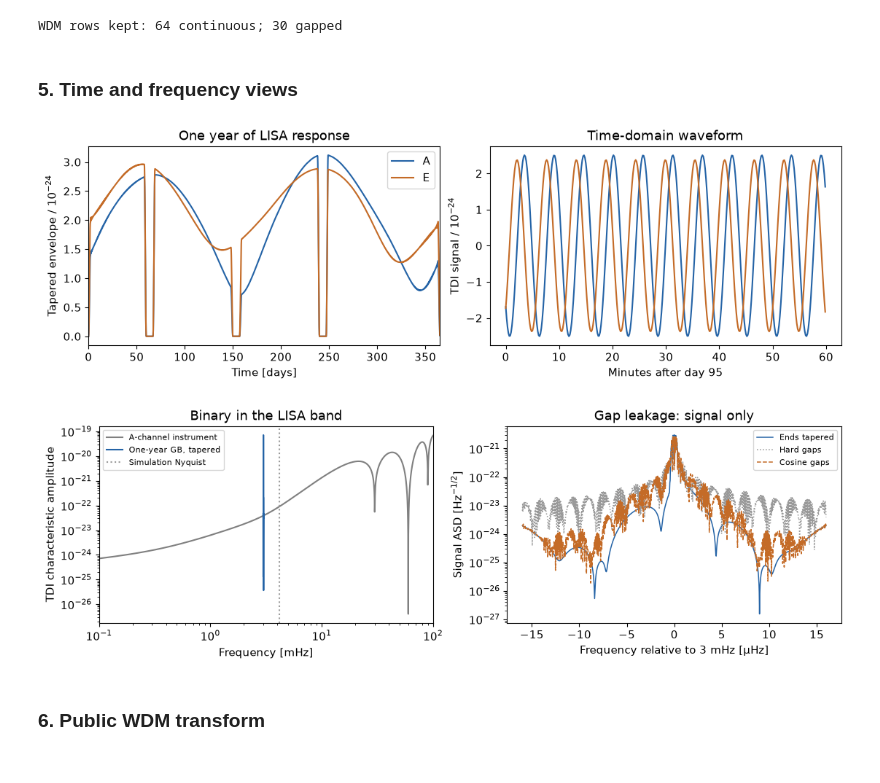
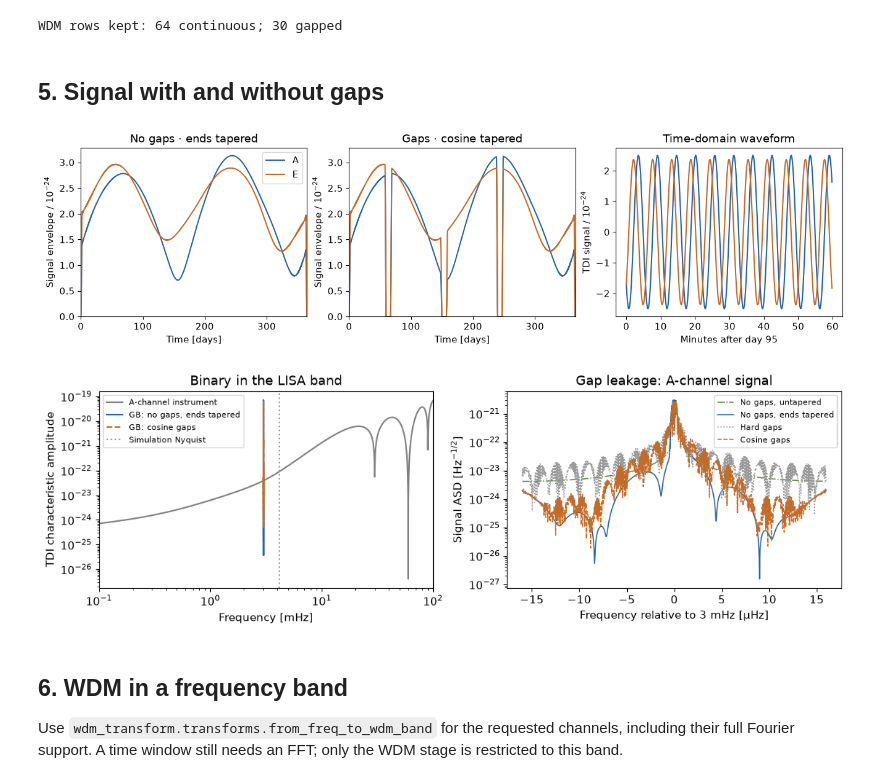
Before and after one commit to avivajpeyi/lisa_gb_wdm_analysis_demo, a Jupyter notebook: gb_demo.ipynb, the cells around one changed output. Cells and saved outputs as stored; diff of their text form; code cells hidden in the pictures.

```diff
--- a/gb_demo.ipynb
+++ b/gb_demo.ipynb
@@ -127,50 +133,59 @@ print("WDM rows kept:", keep_continuous.sum(), "continuous;", keep_gapped.sum(),
 [figure]
 WDM rows kept: 64 continuous; 30 gapped
 # %% [markdown]
-### 5. Time and frequency views
+## 5. Signal with and without gaps
 # %%
-fig, axes = plt.subplots(1, 2, layout="constrained")
+fig, axes = plt.subplots(1, 3, figsize=(13, 3.5), layout="constrained")
 for channel, color, label in [(0, BLUE, "A"), (1, ORANGE, "E")]:
-    envelope = abs(hilbert(signal[channel])) * gap_window
-    axes[0].plot(time[::128] / DAY, envelope[::128] / 1e-24, color=color, label=label)
+    envelope = abs(hilbert(signal[channel]))
+    for axis, window in zip(axes[:2], [end_window, gap_window]):
+        axis.plot(time[::128] / DAY, (envelope * window)[::128] / 1e-24,
+                  color=color, label=label)
     dense_time = 95 * DAY + np.arange(0, 3600, 10.)
     source_frequency = (int(first) + np.arange(NSLOW)) / T
     dense = 2 / T * np.real(np.asarray(h[channel]) @ np.exp(
         2j * np.pi * source_frequency[:, None] * dense_time[None, :]))
-    axes[1].plot((dense_time - 95 * DAY) / 60, dense / 1e-24, color=color, label=label)
-axes[0].set(xlabel="Time [days]", ylabel=r"Tapered envelope / $10^{-24}$",
-            title="One year of LISA response", xlim=(0, 365.25))
-axes[1].set(xlabel="Minutes after day 95", ylabel=r"TDI signal / $10^{-24}$",
+    axes[2].plot((dense_time - 95 * DAY) / 60, dense / 1e-24, color=color, label=label)
+for axis, title in zip(axes[:2], ["No gaps · ends tapered", "Gaps · cosine tapered"]):
+    axis.set(xlabel="Time [days]", ylabel=r"Signal envelope / $10^{-24}$",
+             title=title, xlim=(0, 365.25), ylim=(0, 1.05 * abs(hilbert(signal)).max() / 1e-24))
+axes[2].set(xlabel="Minutes after day 95", ylabel=r"TDI signal / $10^{-24}$",
             title="Time-domain waveform")
 axes[0].legend()
 plt.show()
-
-signal_fft = DT * np.fft.rfft(signal, axis=1)
-end_fft = DT * np.fft.rfft(signal * end_window, axis=1)
-hard_gap_fft = DT * np.fft.rfft(signal * available * end_window, axis=1)
-gap_fft = DT * np.fft.rfft(signal * gap_window, axis=1)
-fig, axes = plt.subplots(1, 2, layout="constrained")
-context = np.geomspace(1e-4, .1, 2000)
-context_psd = get_sensitivity(context, sens_fn=A2TDISens, model="scirdv1")
-axes[0].loglog(context * 1e3, np.sqrt(context * context_psd), color=".5", label="A-channel instrument")
-near = abs(frequency - F0) < 16e-6
-axes[0].loglog(frequency[near] * 1e3, 2 * frequency[near] * abs(end_fft[0, near]),
-               color=BLUE, label="One-year GB, tapered")
-axes[0].axvline(frequency[-1] * 1e3, color=".6", ls=":", label="Simulation Nyquist")
-axes[0].set(xlim=(.1, 100), xlabel="Frequency [mHz]", ylabel="TDI characteristic amplitude",
-            title="Binary in the LISA band")
-for values, label, color, style in [(end_fft, "Ends tapered", BLUE, "-"),
-                                   (hard_gap_fft, "Hard gaps", "0.6", ":"),
-                                   (gap_fft, "Cosine gaps", ORANGE, "--")]:
-    axes[1].semilogy((frequency[near] - F0) * 1e6, np.sqrt(2 / T) * abs(values[0, near]),
-                     color=color, ls=style, lw=1.1, label=label)
-axes[1].set(xlabel="Frequency relative to 3 mHz [µHz]", ylabel=r"Signal ASD [Hz$^{-1/2}$]",
-            title="Gap leakage: signal only")
-for axis in axes: axis.legend(fontsize=8)
-plt.show()
 # %% [output]
-[figure, old version]
+[figure, new version]
-[figure, removed]
+# %%
+signal_fft = DT * np.fft.rfft(signal, axis=1)
+end_fft = DT * np.fft.rfft(signal * end_window, axis=1)
+hard_gap_fft = DT * np.fft.rfft(signal * available * end_window, axis=1)
+gap_fft = DT * np.fft.rfft(signal * gap_window, axis=1)
+fig, axes = plt.subplots(1, 2, layout="constrained")
+context = np.geomspace(1e-4, .1, 2000)
+context_psd = get_sensitivity(context, sens_fn=A2TDISens, model="scirdv1")
+axes[0].loglog(context * 1e3, np.sqrt(context * context_psd), color=".5", label="A-channel instrument")
+near = abs(frequency - F0) < 16e-6
+axes[0].loglog(frequency[near] * 1e3, 2 * frequency[near] * abs(end_fft[0, near]),
+               color=BLUE, label="GB: no gaps, ends tapered")
+axes[0].loglog(frequency[near] * 1e3, 2 * frequency[near] * abs(gap_fft[0, near]),
+               color=ORANGE, ls="--", label="GB: cosine gaps")
+axes[0].axvline(frequency[-1] * 1e3, color=".6", ls=":", label="Simulation Nyquist")
+axes[0].set(xlim=(.1, 100), xlabel="Frequency [mHz]", ylabel="TDI characteristic amplitude",
+            title="Binary in the LISA band")
+for values, label, color, style in [(signal_fft, "No gaps, untapered", OLIVE, "-."),
+                                   (end_fft, "No gaps, ends tapered", BLUE, "-"),
+                                   (hard_gap_fft, "Hard gaps", "0.6", ":"),
+                                   (gap_fft, "Cosine gaps", ORANGE, "--")]:
+    axes[1].semilogy((frequency[near] - F0) * 1e6, np.sqrt(2 / T) * abs(values[0, near]),
+                     color=color, ls=style, lw=1.1, label=label)
+axes[1].set(xlabel="Frequency relative to 3 mHz [µHz]", ylabel=r"Signal ASD [Hz$^{-1/2}$]",
+            title="Gap leakage: A-channel signal")
+for axis in axes: axis.legend(fontsize=8)
+plt.show()
+# %% [output]
+[figure, added]
 # %% [markdown]
-### 6. Public WDM transform
+## 6. WDM in a frequency band
+
+Use `wdm_transform.transforms.from_freq_to_wdm_band` for the requested channels, including their full Fourier support. A time window still needs an FFT; only the WDM stage is restricted to this band.
 # %%
```
Also changed, not shown: parts of 21 cells of this notebook, 14 other files.
